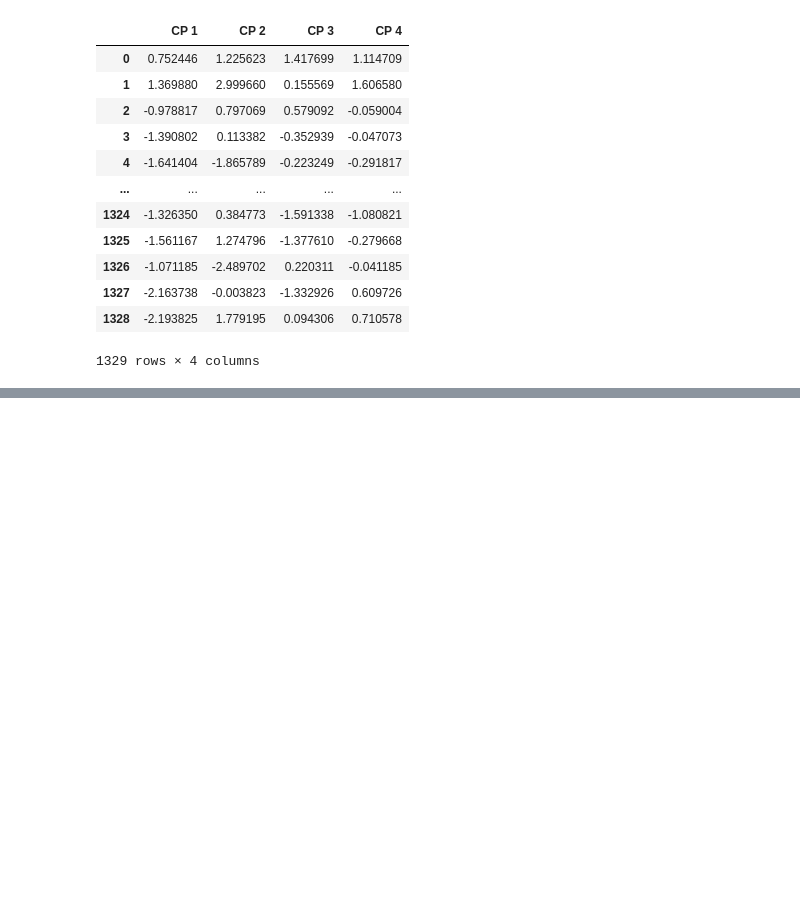
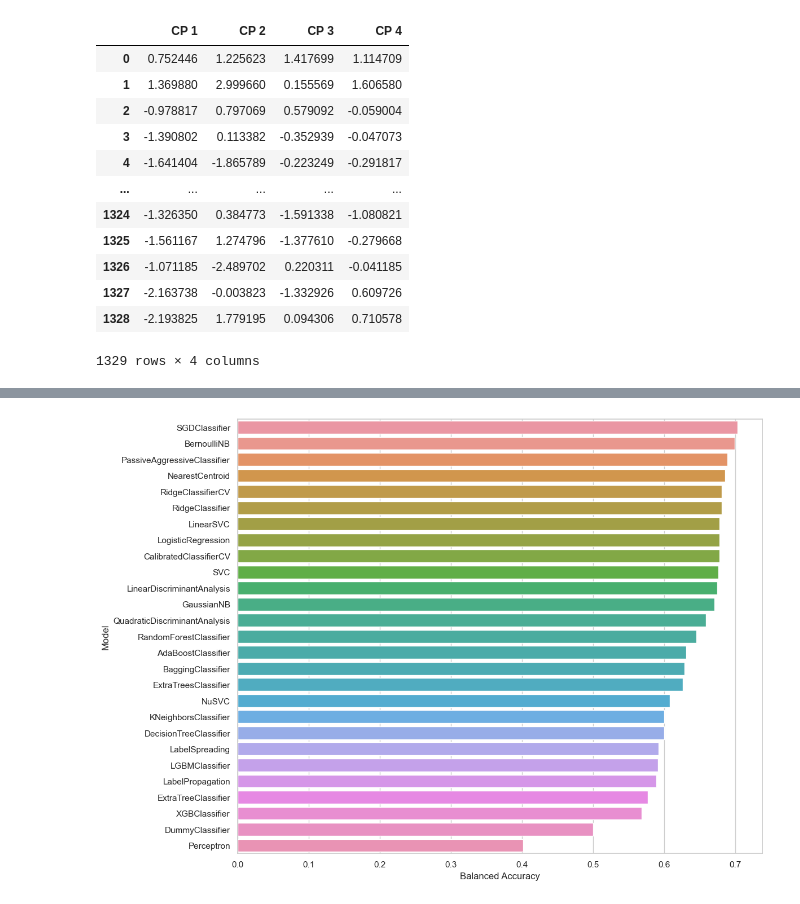
Before and after one commit to VicenteMontenegro/CienciasdeDatos, a Jupyter notebook: ExamenCssDatosEconomia.ipynb, the cells around one changed output, grey strips where cells are left out. Drawn from its saved outputs; the diff is of its cells as text; code cells hidden in the pictures; blank space fills up the shorter version.

```diff
--- a/ExamenCssDatosEconomia.ipynb
+++ b/ExamenCssDatosEconomia.ipynb
@@ -226,0 +255,15 @@ df_puntajes
+# %%
+#@title Seleccionar columnas relevantes
+y = nba['TARGET_5Yrs']
+X = v_con
+# %%
+# Segmentación de datos
+X_train, X_test, y_train, y_test = train_test_split(X, y, test_size=0.2, random_state=2023)
+# %%
+# Instanciar modelo
+std = StandardScaler()
+X_train_std = std.fit_transform(X_train)
+X_test_std = std.fit_transform(X_test)
+# %%
+#Entrenado los modelos de regresión
+models, predictions = LazyClassifier().fit(X_train_std, X_test_std, y_train, y_test)
@@ -226,0 +308,7 @@ df_puntajes
+# %%
+#Visualizando el mejor modelo
+plt.figure(figsize=(12, 10))
+sns.set_theme(style="whitegrid")
+ax = sns.barplot(y=predictions.index, x="Balanced Accuracy", data=predictions)
+# %% [output]
+[figure, added]
```
Also changed, not shown: parts of 5 cells of this notebook.
